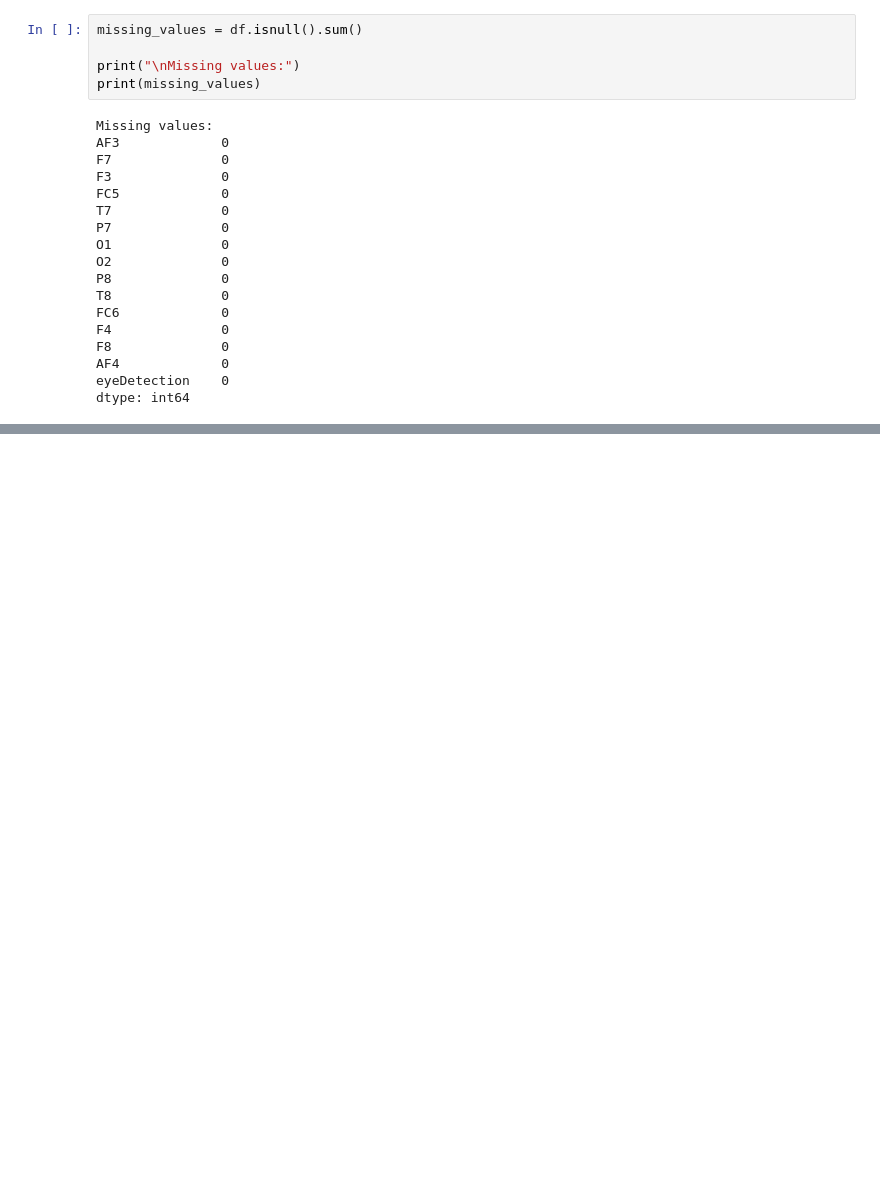
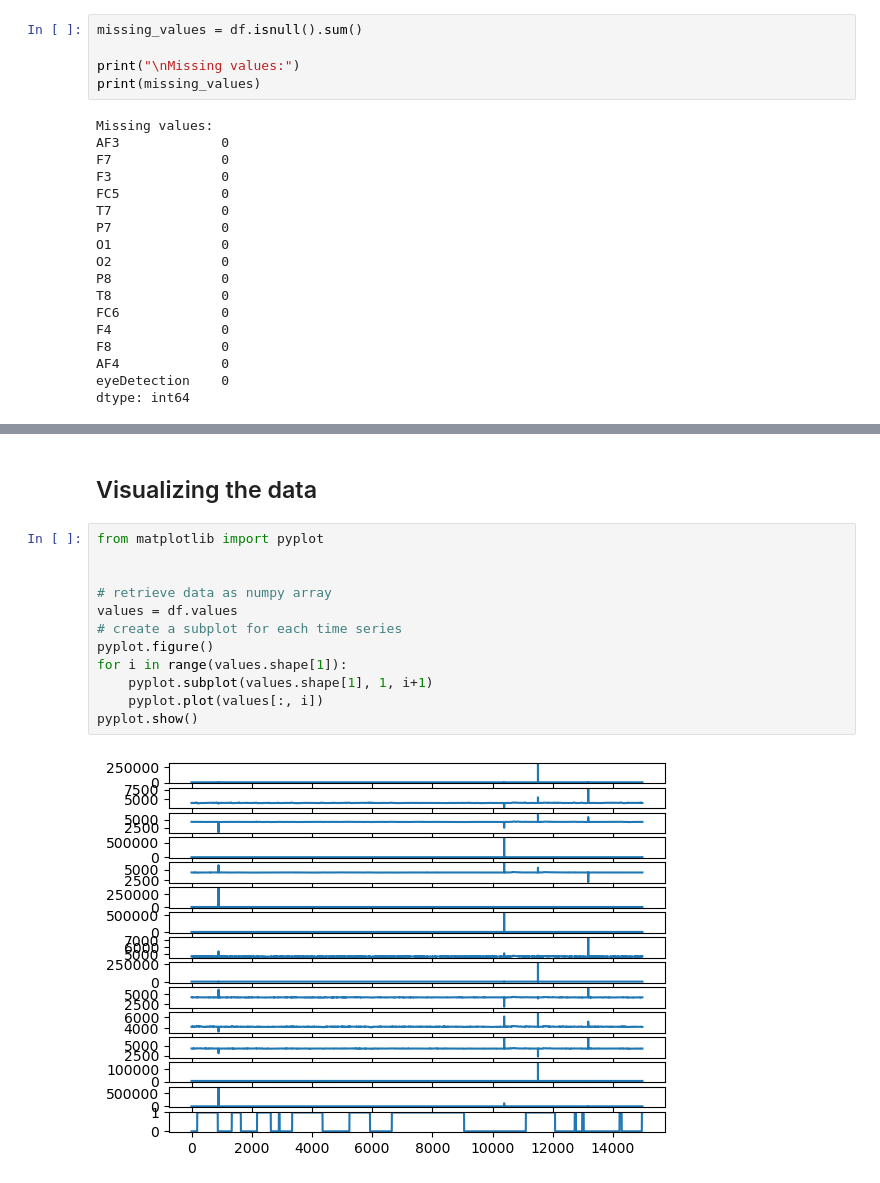
Before and after one commit to 007-Shivam/Eye_State_Prediction, a Jupyter notebook: ML-EEG.ipynb, the cells around one changed output, grey strips where cells are left out. Drawn from its saved outputs; the diff is of its cells as text; blank space fills up the shorter version.

Commit message:
Added Data Visualization

```diff
--- a/ML-EEG.ipynb
+++ b/ML-EEG.ipynb
@@ -47,0 +103,16 @@ dtype: int64
+# %% [markdown]
+## Visualizing the data
+# %%
+from matplotlib import pyplot
+
+
+# retrieve data as numpy array
+values = df.values
+# create a subplot for each time series
+pyplot.figure()
+for i in range(values.shape[1]):
+	pyplot.subplot(values.shape[1], 1, i+1)
+	pyplot.plot(values[:, i])
+pyplot.show()
+# %% [output]
+[figure, added]
```
Also changed, not shown: parts of 21 cells of this notebook.
